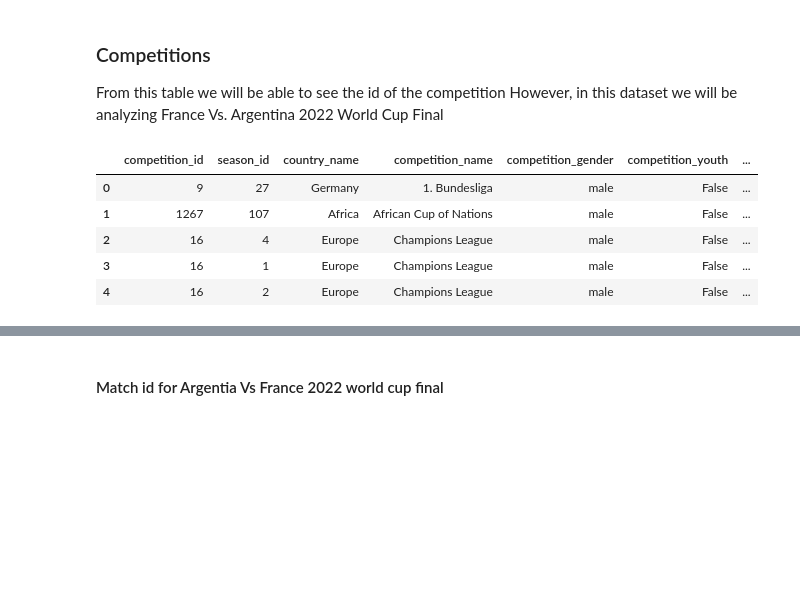
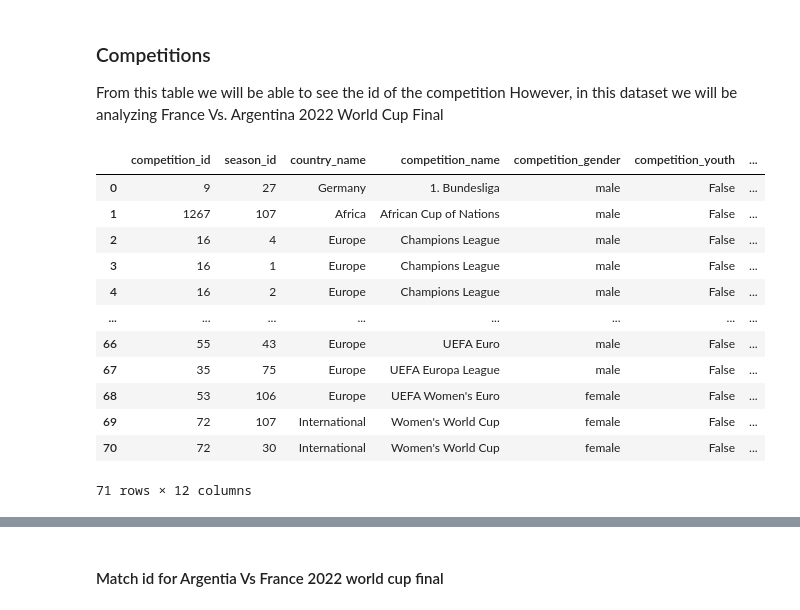
Before and after one commit to asheshh-lal/Football-analytics, a Jupyter notebook: event/test.ipynb, the cells around one changed output, grey strips where cells are left out. Saved outputs shown, nothing was run; the diff lists cells and outputs as text; code cells hidden in the pictures; blank space fills up the shorter version.

```diff
--- a/event/test.ipynb
+++ b/event/test.ipynb
@@ -9,12 +9,19 @@ import plotly.express as px
 From this table we will be able to see the id of the competition
 However, in this dataset we will be analyzing France Vs. Argentina 2022 World Cup Final
 # %%
-sb.competitions().head()
+sb.competitions()
 # %% [output]
 |  | competition_id | season_id | country_name | competition_name | competition_gender | competition_youth | ... |
 | 0 | 9 | 27 | Germany | 1. Bundesliga | male | False | ... |
 | 1 | 1267 | 107 | Africa | African Cup of Nations | male | False | ... |
 | 2 | 16 | 4 | Europe | Champions League | male | False | ... |
 | 3 | 16 | 1 | Europe | Champions League | male | False | ... |
 | 4 | 16 | 2 | Europe | Champions League | male | False | ... |
+| ... | ... | ... | ... | ... | ... | ... | ... |
+| 66 | 55 | 43 | Europe | UEFA Euro | male | False | ... |
+| 67 | 35 | 75 | Europe | UEFA Europa League | male | False | ... |
+| 68 | 53 | 106 | Europe | UEFA Women's Euro | female | False | ... |
+| 69 | 72 | 107 | International | Women's World Cup | female | False | ... |
+| 70 | 72 | 30 | International | Women's World Cup | female | False | ... |
+71 rows × 12 columns
 # %%
```
Also changed, not shown: parts of 4 cells of this notebook, 1 other file.
